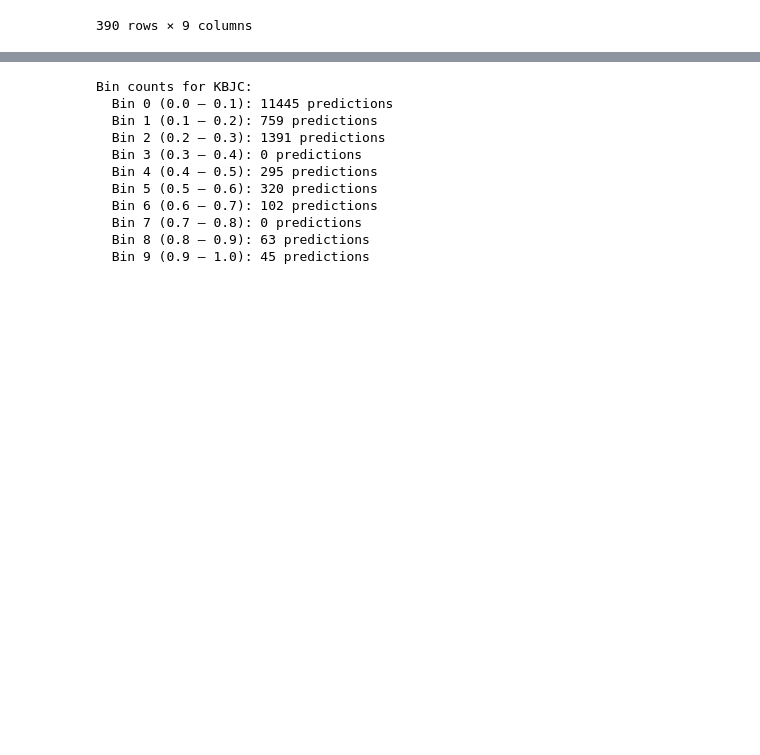
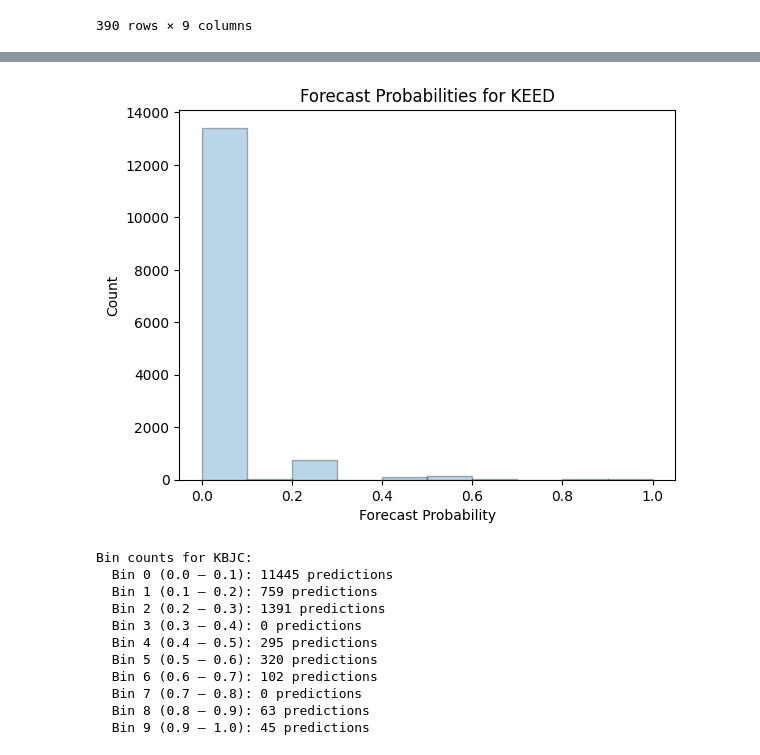
Before and after one commit to iliang1234/CPSC-6551-Final-Project, a Jupyter notebook: scoring_rules_and_calibration.ipynb, the cells around one changed output, grey strips where cells are left out. Cells and saved outputs as stored; diff of their text form; code cells hidden in the pictures; blank space fills up the shorter version.

Commit message:
plots

```diff
--- a/scoring_rules_and_calibration.ipynb
+++ b/scoring_rules_and_calibration.ipynb
@@ -150,4 +151,13 @@ Text(0, 0.5, 'Count')
 [figure]
+# %%
+df_f = df[df['airptcd']=='KEED']
+plt.hist(df_f['forecast_prob'], bins=10, alpha=0.3, edgecolor='black')
+plt.title("Forecast Probabilities for KEED")
+plt.xlabel("Forecast Probability")
+plt.ylabel("Count")
+plt.show()
+# %% [output]
+[figure, added]
 # %%
 def print_bin_counts(df, forecaster, n_bins=10):
     df_f = df[df['airptcd'] == forecaster]
```
Also changed, not shown: parts of 3 cells of this notebook, 2 other files.
